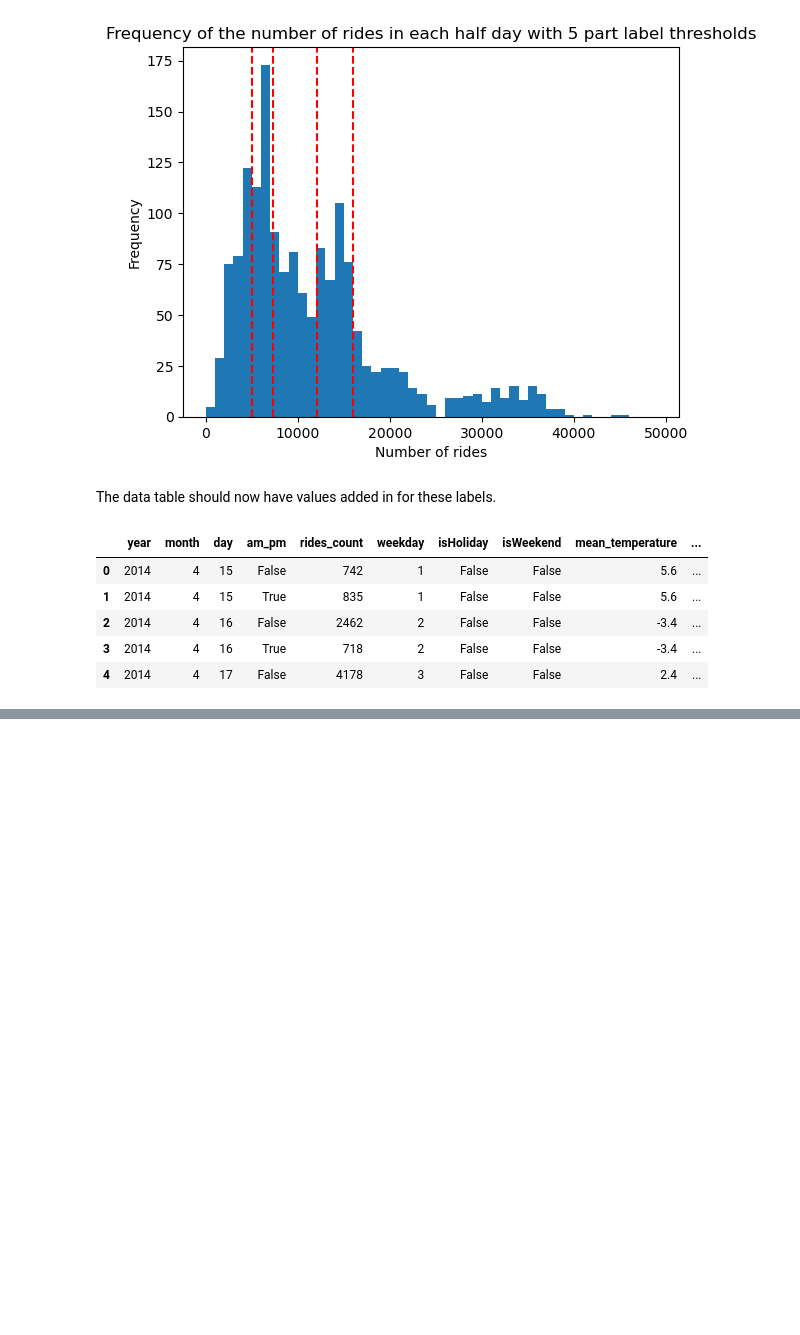
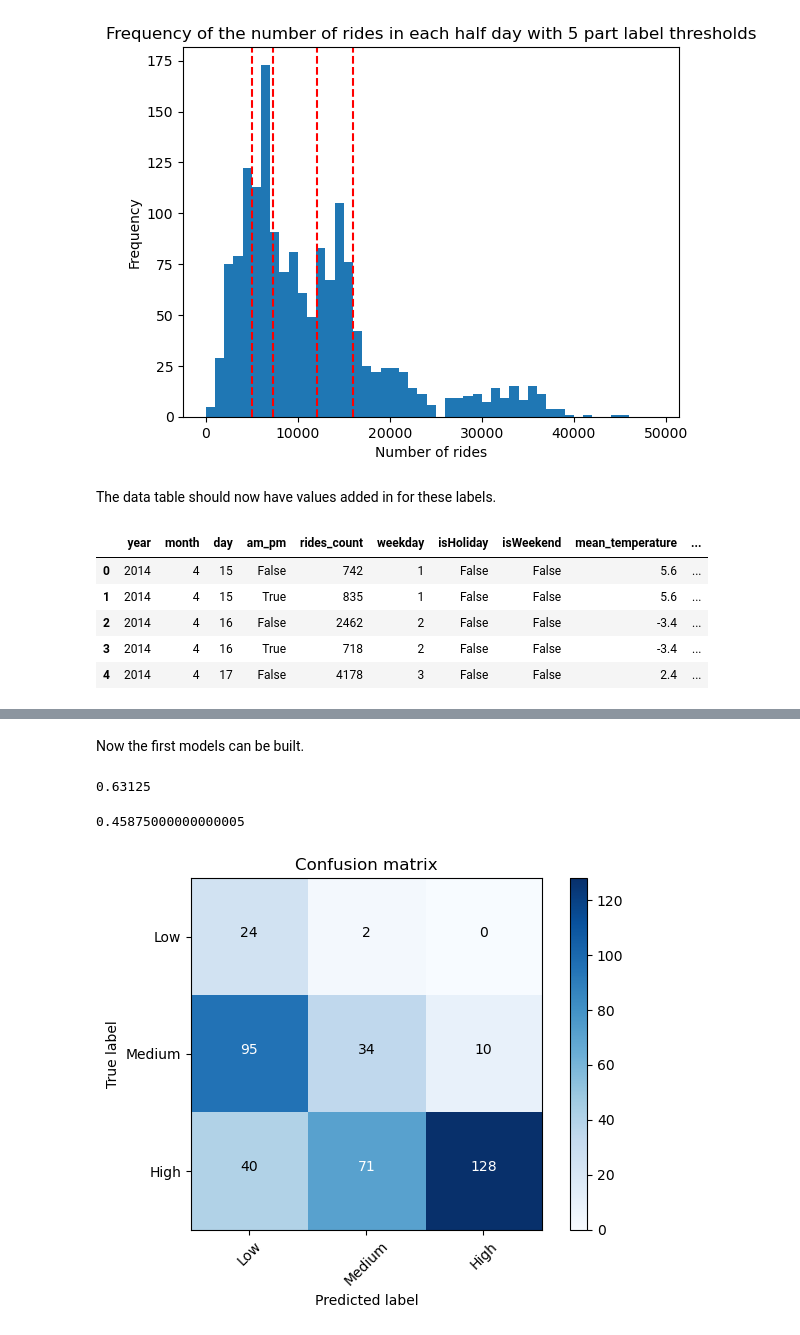
Before and after one commit to Mantoni9/data_mining_project, a Jupyter notebook: Task 1.ipynb, the cells around one changed output, grey strips where cells are left out. Cells and saved outputs as stored; diff of their text form; code cells hidden in the pictures; blank space fills up the shorter version.

Commit message:
Built first model

```diff
--- a/Task 1.ipynb
+++ b/Task 1.ipynb
@@ -102,0 +164,4 @@ train_new.head()
+# %%
+train_new = pd.read_csv("./data/preprocessed_data/t1_train.csv")
+valid_new = pd.read_csv("./data/preprocessed_data/t1_valid.csv")
+test_new = pd.read_csv("./data/preprocessed_data/t1_test.csv")
@@ -102,0 +187,62 @@ train_new.head()
+# %% [markdown]
+Now the first models can be built.
+# %%
+# create the ColumnTransformer
+preprocessor = ColumnTransformer(
+    transformers=[
+        ('scaler', preprocessing.StandardScaler(), ['mean_temperature', 'total_precipitation']),
+        ('encoder', preprocessing.OneHotEncoder(), ['am_pm', 'isHoliday', 'isWeekend', 'month']) ])
+
+# choose the estimator and define a pipeline
+estimator = KNeighborsClassifier(n_neighbors=15)
+pipeline = Pipeline([ ('preprocessing', preprocessor), ('classification', estimator) ])
+
+# cross validate the pipeline
+cv = StratifiedKFold(n_splits=10, shuffle=True, random_state=33)
+accuracy = cross_val_score(pipeline, train_1, train_target_a, cv=cv, scoring='accuracy')
+accuracy2 = cross_val_score(pipeline, train_1, train_target_b, cv=cv, scoring='accuracy')
+display(accuracy.mean(), accuracy2.mean())
+# %% [output]
+0.63125
+0.45875000000000005
+# %%
+import itertools
+import matplotlib.pyplot as plt
+import numpy as np
+def plot_confusion_matrix(cm, classes,
+                          normalize=False,
+                          title='Confusion matrix',
+                          cmap=plt.cm.Blues):
+    """
+    This function prints and plots the confusion matrix.
+    Normalization can be applied by setting `normalize=True`.
+    """
+    if normalize:
+        cm = cm.astype('float') / cm.sum(axis=1)[:, np.newaxis]
+
+    plt.imshow(cm, interpolation='nearest', cmap=cmap)
+    plt.title(title)
+    plt.colorbar()
+    tick_marks = np.arange(len(classes))
+    plt.xticks(tick_marks, classes, rotation=45)
+    plt.yticks(tick_marks, classes)
+
+    fmt = '.2f' if normalize else 'd'
+    thresh = cm.max() / 2.
+    for i, j in itertools.product(range(cm.shape[0]), range(cm.shape[1])):
+        plt.text(j, i, format(cm[i, j], fmt),
+                 horizontalalignment="center",
+                 color="white" if cm[i, j] > thresh else "black")
+
+    plt.ylabel('True label')
+    plt.xlabel('Predicted label')
+    plt.tight_layout()
+# %%
+pipeline.fit(train_1, train_target_a)
+test_predict = pipeline.predict(test_1)
+
+cnf_matrix = confusion_matrix(test_target_a, test_predict)
+np.set_printoptions(precision=2)
+plot_confusion_matrix(cnf_matrix, classes=['Low', 'Medium', 'High'])
+# %% [output]
+[figure, added]
```
Also changed, not shown: parts of 8 cells of this notebook.
